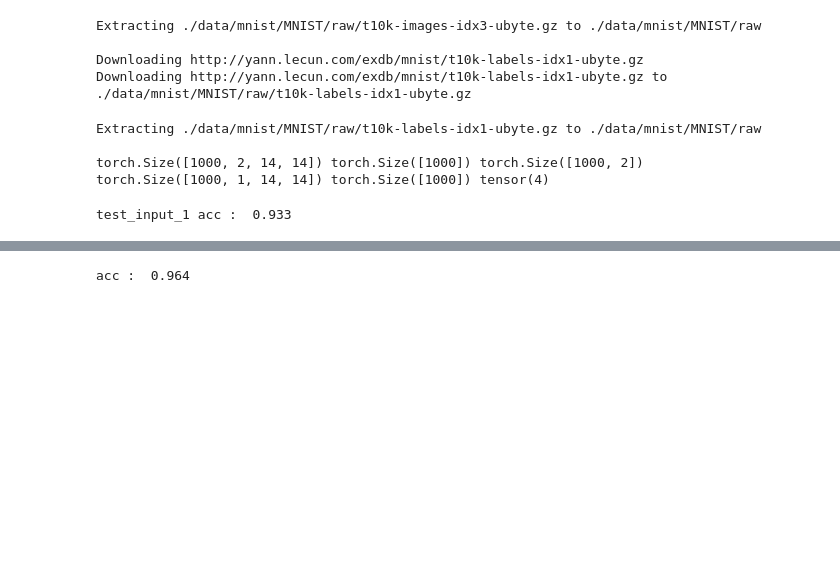
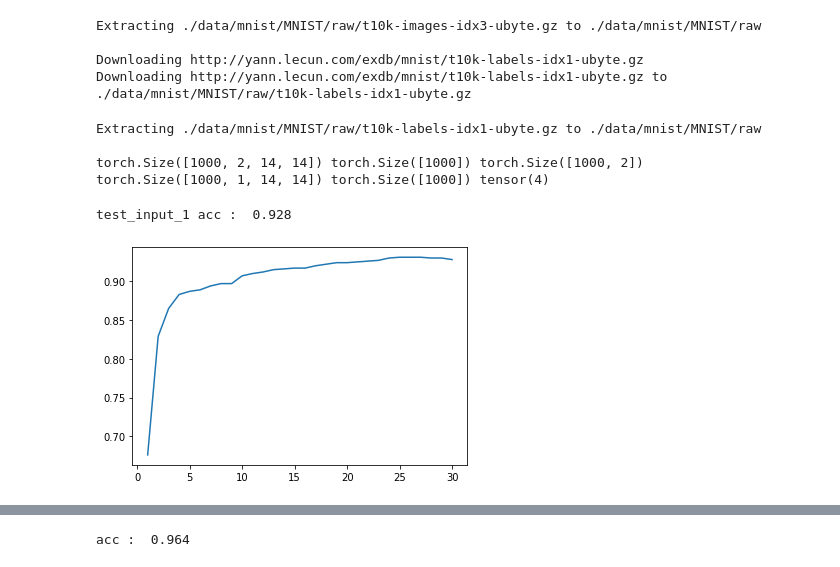
Before and after one commit to lai86423/DL_pytorchModel_UNIGE_DL_project1, a Jupyter notebook: project1.ipynb, the cells around one changed output, grey strips where cells are left out. Drawn from its saved outputs; the diff is of its cells as text; code cells hidden in the pictures; blank space fills up the shorter version.

```diff
--- a/project1.ipynb
+++ b/project1.ipynb
@@ -94,20 +95,30 @@ def compute_nb_errors(model, data_input, data_target, mini_batch_size):
         error += 1
   acc = 1 - (error/data_input.size(0))
   return acc, output_class
+# %%
+import matplotlib.pyplot as plt
+
+def my_plot(epochs, accu):
+    plt.plot(epochs, accu)
 # %%
 model = Net()
 η = 0.002 #If it too big, it will fail!
 mini_batch_size = 50
 nb_epochs =30
+acc_epoch = []
 #print(train_input, train_target)
 for e in range(nb_epochs):
     #print(train_input_1, train_classes_1)
     model, acc_loss = train_model(model, train_input_1, train_classes_1, mini_batch_size)
     acc, output_class_1 = compute_nb_errors(model, test_input_1, test_classes_1, mini_batch_size)
     # print('epoch :', e, ' loss :', round(acc_loss))
     # print('acc : ', acc)
     # print('----------')
+    acc_epoch.append(acc)
+# plotting
+my_plot(np.linspace(1, nb_epochs, nb_epochs).astype(int), acc_epoch)
 print('test_input_1 acc : ', acc)
 model1 = model #save first input training model
 # %% [output]
-test_input_1 acc :  0.933
+test_input_1 acc :  0.928
+[figure, added]
```
Also changed, not shown: parts of 4 cells of this notebook, 2 other files.
